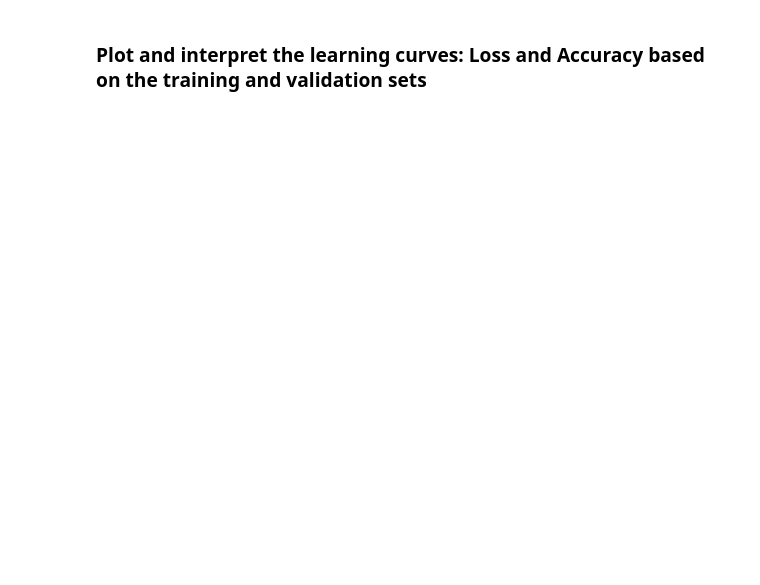
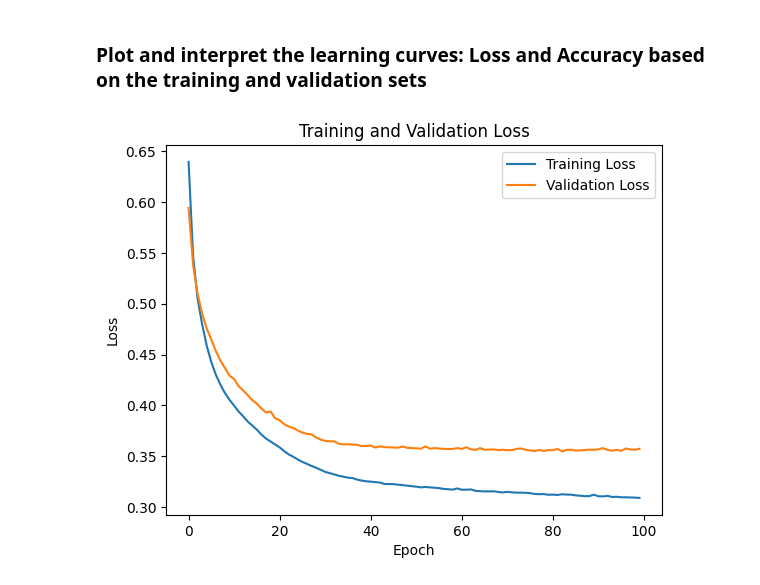
Before and after one commit to Gpanaritis/Handwriting-Sensor-Recognition, a Jupyter notebook: src/aiot_project_2023.ipynb, the cells around one changed output. Saved outputs shown, nothing was run; the diff lists cells and outputs as text; code cells hidden in the pictures; blank space fills up the shorter version.

```diff
--- a/src/aiot_project_2023.ipynb
+++ b/src/aiot_project_2023.ipynb
@@ -715,2 +719,12 @@ Accuracy: 0.87109375
 # %% [markdown]
 ### Plot and interpret the learning curves: Loss and Accuracy based on the training and validation sets
+# %%
+plt.plot(np.mean(train_losses, axis=0), label="Training Loss")
+plt.plot(np.mean(val_losses, axis=0), label="Validation Loss")
+plt.title("Training and Validation Loss")
+plt.xlabel("Epoch")
+plt.ylabel("Loss")
+plt.legend()
+plt.show()
+# %% [output]
+[figure, added]
```
Also changed, not shown: parts of 18 cells of this notebook, 1 other file.
